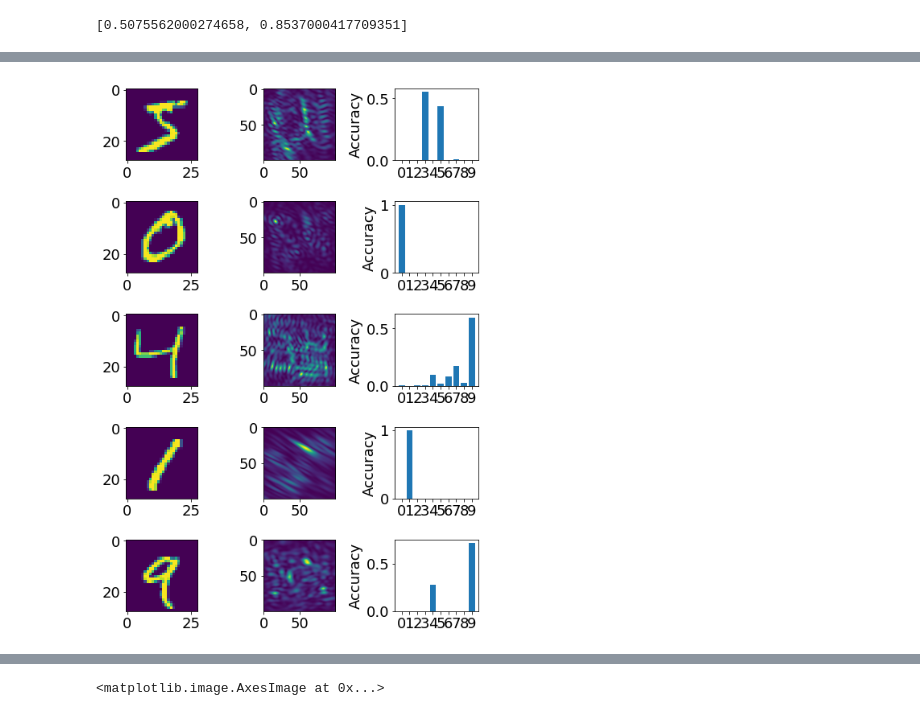
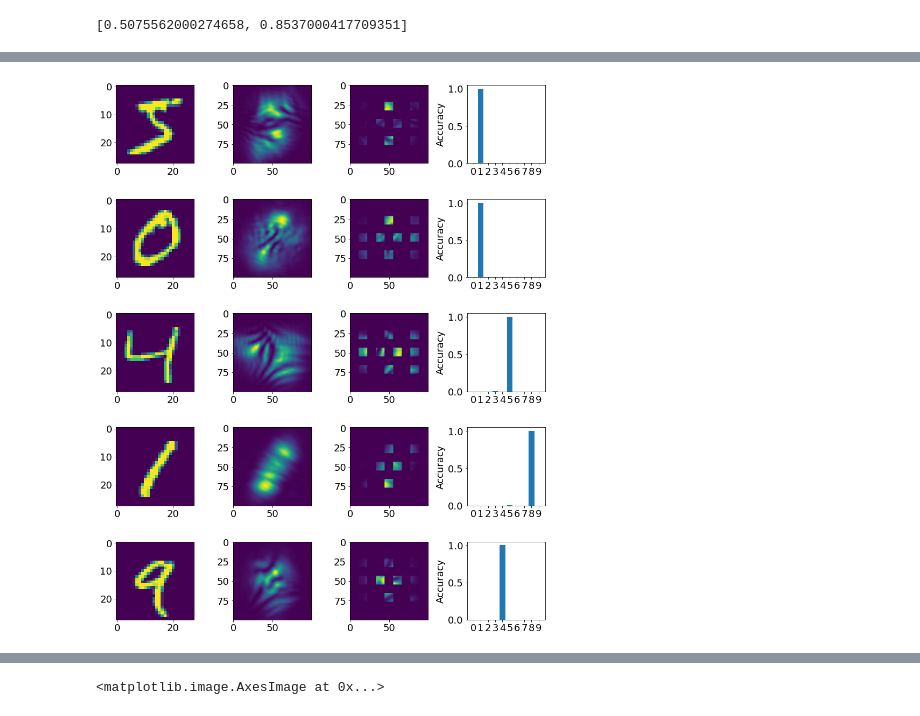
Before and after one commit to fftakumi/MOD2NN, a Jupyter notebook: train.ipynb, the cells around one changed output, grey strips where cells are left out. Cells and saved outputs as stored; diff of their text form; code cells hidden in the pictures.

```diff
--- a/train.ipynb
+++ b/train.ipynb
@@ -61,16 +61,14 @@ d = 1.0e-6 #@param {type:"number"}
 
 k = 2 * np.pi / wavelength
 # %%
-shape = (28, 28)
-
-propagation = FreeSpacePropagation(shape, k, 0.5e-3, normalization='max', input_pitch=1.0e-6, output_pitch=1.0e-6)
+shape = (100, 100)
 
 inputs = tf.keras.Input((28, 28))
 x = ImageResize(shape)(inputs)
 x = InputToCx(shape)(x)
-x = CxMO(shape, limitation='sigmoid', limitation_num=10*np.pi/180)(x)
+x = CxMO(shape, limitation='tanh', limitation_num=10*np.pi/180)(x)
 x = FreeSpacePropagation(shape, k, 0.5e-3, normalization='max', input_pitch=1.0e-6, output_pitch=1.0e-6)(x)
-x = CxD2NNIntensity(shape, normalization='max')(x)
+x = CxD2NNIntensity(shape)(x)
 x = D2NNMNISTDetector(10, activation='softmax')(x)
 model = tf.keras.Model(inputs, x)
 model.summary()
@@ -92,9 +90,9 @@ result = model.fit(x_train,
                    #callbacks=[early_stopping]
                    )
 
-path = "/content/drive/MyDrive/D2NN/trained_data/20220312_1"
-# model.save(path)
+path = "trained_model/20220317_4"
+model.save(path)
 
 df = pd.DataFrame(result.history)
-# df.to_csv(path + "/history.csv")
+df.to_csv(path + "/history.csv")
 # %% [output]
@@ -165,4 +141,5 @@ model.evaluate(x_test, y_test)
 # %%
 layer_name = model.layers[-2].name
 hidden_layer_model = tf.keras.Model(inputs=model.input, outputs=model.get_layer(layer_name).output)
-hidden_layer_model.summary()
+filter_y = D2NNMNISTFilter((100, 100))(model.get_layer(layer_name).output)
+filter_model = tf.keras.Model(inputs=model.input, outputs=filter_y)
@@ -190,12 +149,15 @@ images = x_train[0:num, :, :]
 
 preds = model.predict(images)
 pred_images = hidden_layer_model.predict(images)
-fig, axes = plt.subplots(num, 3, figsize=(7, 10))
+filtered_images = filter_model.predict(images)
+fig, axes = plt.subplots(num, 4, figsize=(12, 3 * num))
 for i in range(num):
     axes[i, 0].imshow(images[i, :, :])
     axes[i, 1].imshow(pred_images[i, :, :])
-    axes[i, 2].bar(np.arange(0, 10, 1), preds[i, :], align='center')
-    axes[i, 2].set_xticks(np.arange(0, 10, 1))
-    axes[i, 2].set_ylabel('Accuracy')
+    axes[i, 2].imshow(filtered_images[i,:,:])
+    axes[i, 3].bar(np.arange(0, 10, 1), preds[i, :], align='center')
+    axes[i, 3].set_xticks(np.arange(0, 10, 1))
+    axes[i, 3].set_ylabel('Accuracy')
+    axes[i, 3].set_aspect(1./axes[i, 3].get_data_ratio())
 fig.tight_layout()
 # %% [output]
@@ -204 +169 @@ fig.tight_layout()
-[figure, old version]
+[figure, new version]
```
Also changed, not shown: parts of 6 cells of this notebook, 4 other files.
